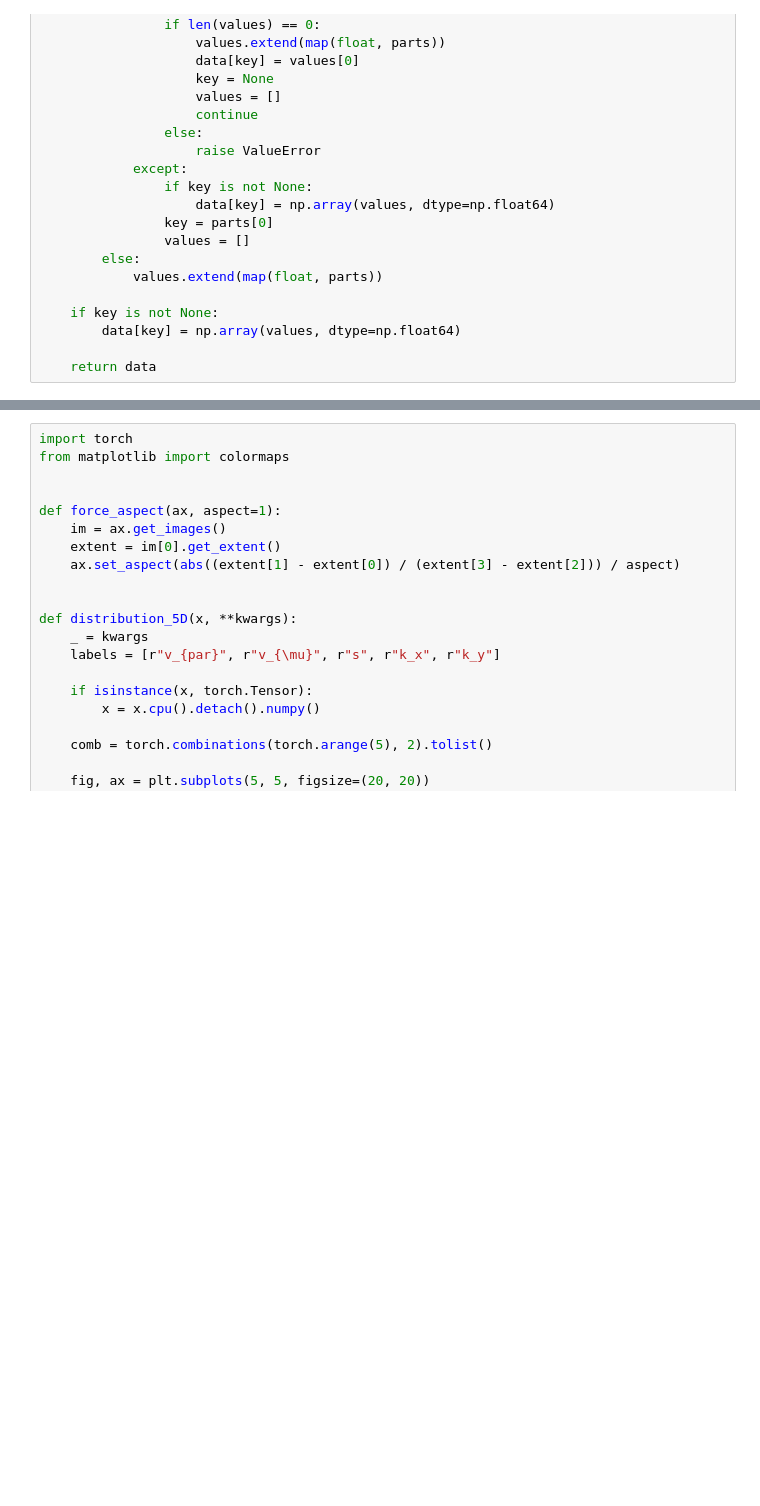
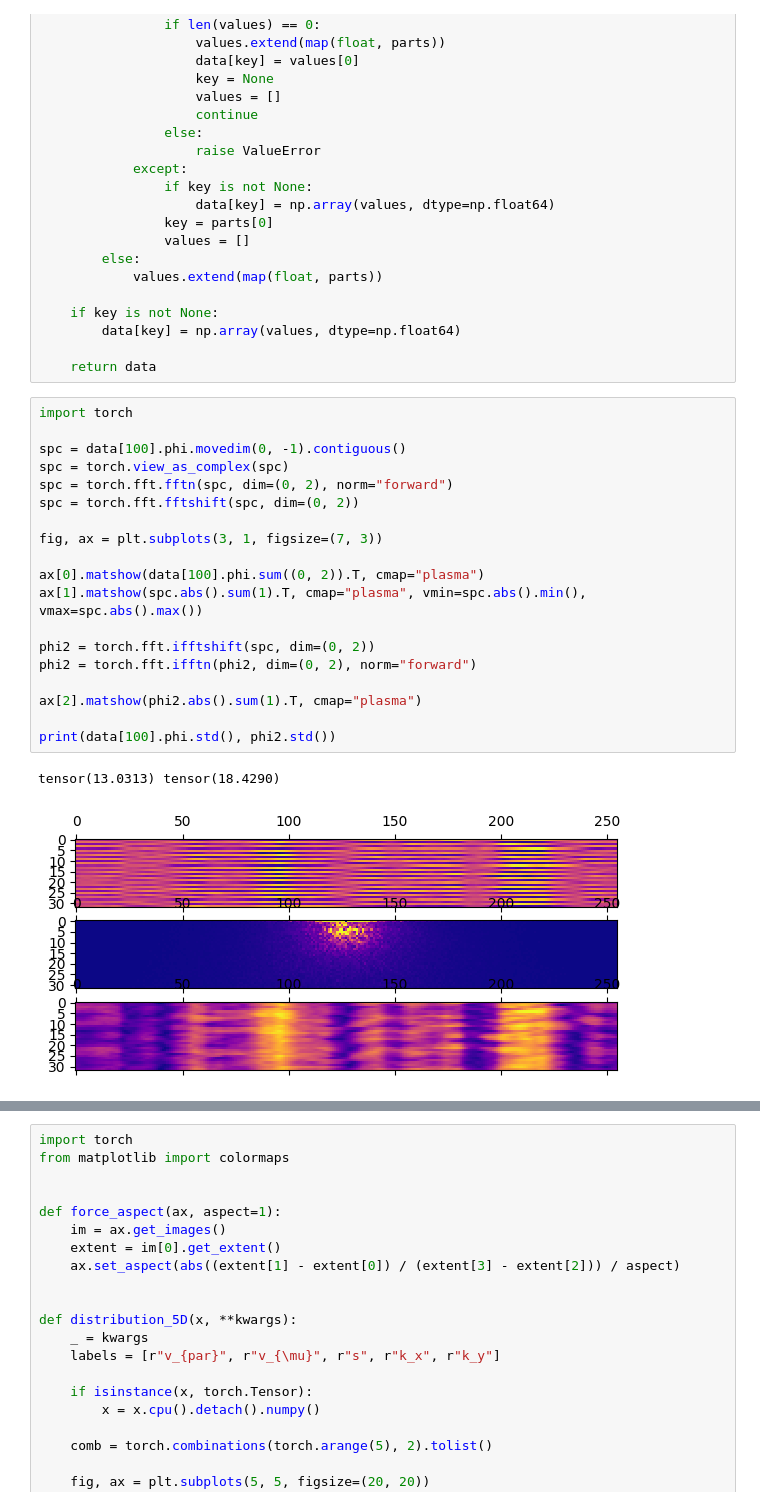
Before and after one commit to ml-jku/neural-gyrokinetics, a Jupyter notebook: notebooks/flux_integrals.ipynb, the cells around one changed output, grey strips where cells are left out. Saved outputs shown, nothing was run; the diff lists cells and outputs as text; blank space fills up the shorter version.

```diff
--- a/notebooks/flux_integrals.ipynb
+++ b/notebooks/flux_integrals.ipynb
@@ -61,3 +68,25 @@ def load_geom(file_path):
         data[key] = np.array(values, dtype=np.float64)
 
     return data
+# %%
+import torch
+
+spc = data[100].phi.movedim(0, -1).contiguous()
+spc = torch.view_as_complex(spc)
+spc = torch.fft.fftn(spc, dim=(0, 2), norm="forward")
+spc = torch.fft.fftshift(spc, dim=(0, 2))
+
+fig, ax = plt.subplots(3, 1, figsize=(7, 3))
+
+ax[0].matshow(data[100].phi.sum((0, 2)).T, cmap="plasma")
+ax[1].matshow(spc.abs().sum(1).T, cmap="plasma", vmin=spc.abs().min(), vmax=spc.abs().max())
+
+phi2 = torch.fft.ifftshift(spc, dim=(0, 2))
+phi2 = torch.fft.ifftn(phi2, dim=(0, 2), norm="forward")
+
+ax[2].matshow(phi2.abs().sum(1).T, cmap="plasma")
+
+print(data[100].phi.std(), phi2.std())
+# %% [output]
+tensor(13.0313) tensor(18.4290)
+[figure, added]
```
Also changed, not shown: parts of 17 cells of this notebook, 14 other files.
